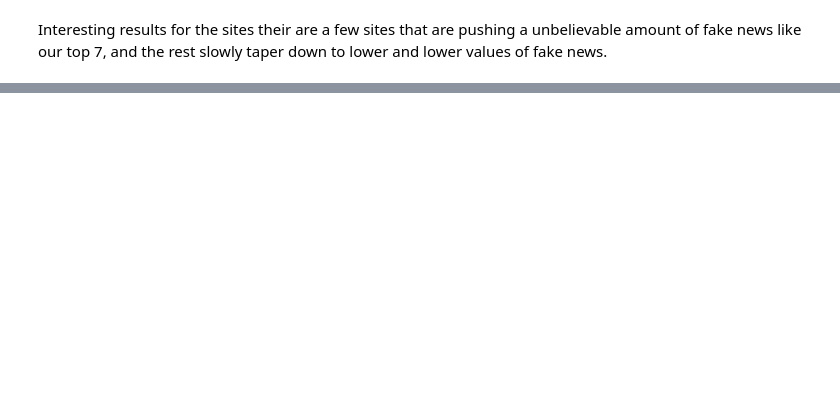
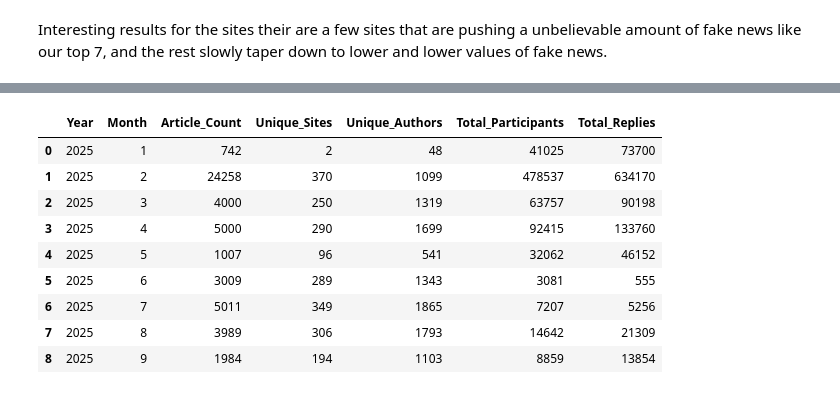
Before and after one commit to coleaydelotte/DW-290-NEWS, a Jupyter notebook: nb.ipynb, the cells around one changed output, grey strips where cells are left out. Saved outputs shown, nothing was run; the diff lists cells and outputs as text; code cells hidden in the pictures; blank space fills up the shorter version.

```diff
--- a/nb.ipynb
+++ b/nb.ipynb
@@ -255,0 +309,24 @@ authors_count.head(10)
+# %%
+# Group by dates - Articles per month
+articles_by_month = data.groupby(['Published_Year', 'Published_Month']).agg({
+    'URL': 'count',
+    'Site': 'nunique',
+    'Author': 'nunique',
+    'Participants': 'sum',
+    'RepliesCount': 'sum'
+}).reset_index()
+articles_by_month.columns = ['Year', 'Month', 'Article_Count', 'Unique_Sites',
+                             'Unique_Authors', 'Total_Participants', 'Total_Replies']
+articles_by_month = articles_by_month.sort_values(['Year', 'Month'])
+articles_by_month
+# %% [output]
+|  | Year | Month | Article_Count | Unique_Sites | Unique_Authors | Total_Participants | Total_Replies |
+| 0 | 2025 | 1 | 742 | 2 | 48 | 41025 | 73700 |
+| 1 | 2025 | 2 | 24258 | 370 | 1099 | 478537 | 634170 |
+| 2 | 2025 | 3 | 4000 | 250 | 1319 | 63757 | 90198 |
+| 3 | 2025 | 4 | 5000 | 290 | 1699 | 92415 | 133760 |
+| 4 | 2025 | 5 | 1007 | 96 | 541 | 32062 | 46152 |
+| 5 | 2025 | 6 | 3009 | 289 | 1343 | 3081 | 555 |
+| 6 | 2025 | 7 | 5011 | 349 | 1865 | 7207 | 5256 |
+| 7 | 2025 | 8 | 3989 | 306 | 1793 | 14642 | 21309 |
+| 8 | 2025 | 9 | 1984 | 194 | 1103 | 8859 | 13854 |
```
Also changed, not shown: parts of 26 cells of this notebook.
